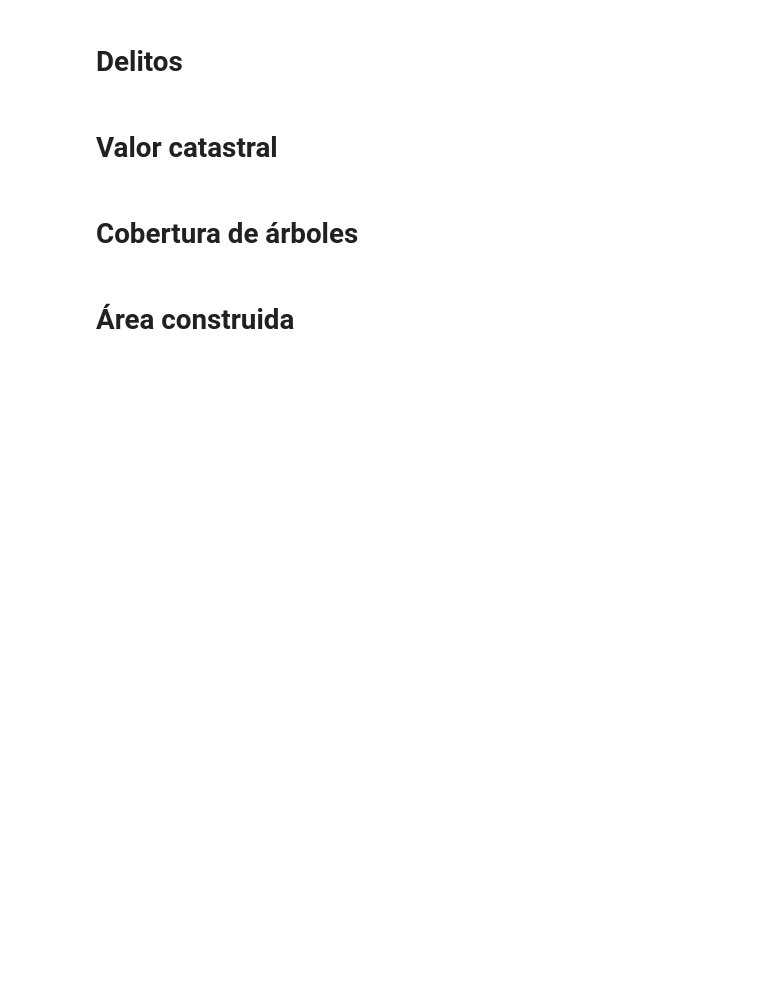
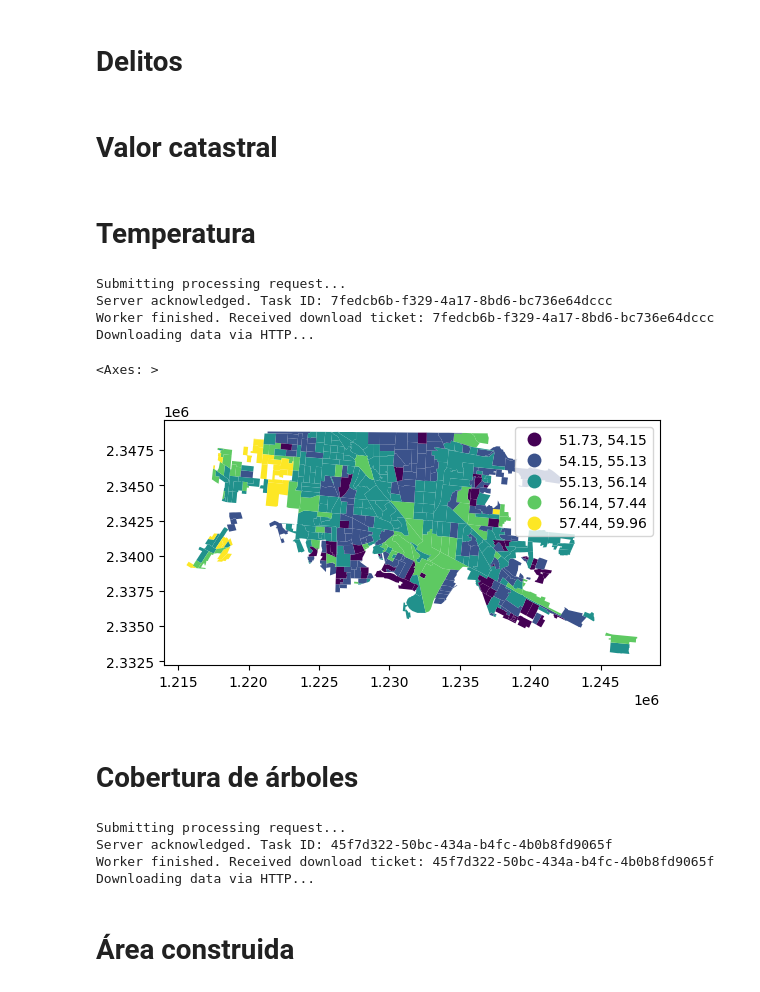
Before and after one commit to RodolfoFigueroa/housing_choice, a Jupyter notebook: 01_agebs.ipynb, the cells around one changed output. Cells and saved outputs as stored; diff of their text form; code cells hidden in the pictures; blank space fills up the shorter version.

```diff
--- a/01_agebs.ipynb
+++ b/01_agebs.ipynb
@@ -15,3 +27,17 @@ population_grids_path = Path(os.environ["POPULATION_GRIDS_PATH"])
 engine = sqlalchemy.create_engine(
     f"postgresql+psycopg2://{os.environ['POSTGRES_USER']}:{os.environ['POSTGRES_PASSWORD']}@{os.environ['POSTGRES_HOST']}:{os.environ['POSTGRES_PORT']}/{os.environ['POSTGRES_DB']}",
 )
+# %%
+# LYRA_HOST = os.environ["LYRA_HOST"]
+LYRA_HOST = "localhost:5219"
+
+lyra_client = LyraAPIClient(
+    host=LYRA_HOST,
+    timeout=60,
+    log_level=INFO,
+    secure="localhost" not in LYRA_HOST,
+    headers={
+        "P-Access-Token-Id": os.environ["PANGOLIN_ACCESS_TOKEN_ID"],
+        "P-Access-Token": os.environ["PANGOLIN_ACCESS_TOKEN"],
+    },
+)
@@ -91,5 +130,31 @@ with engine.connect() as conn:
     ).set_index("cvegeo")
 
 df_census.columns = df_census.columns.str.upper()
+# %% [markdown]
+# Temperatura
+# %%
+response = lyra_client.process(
+    "temperature",
+    {
+        "data": {
+            "data_type": "geojson",
+            "value": json.loads(df_geom[["geometry"]].to_json()),
+        },
+        "year": 2025,
+        "season": "summer",
+    },
+)
+# %% [output]
+Submitting processing request...
+Server acknowledged. Task ID: 7fedcb6b-f329-4a17-8bd6-bc736e64dccc
+Worker finished. Received download ticket: 7fedcb6b-f329-4a17-8bd6-bc736e64dccc
+Downloading data via HTTP...
+# %%
+df_geom.assign(temperature=pd.Series(response["result"])).plot(
+    column="temperature", legend=True, scheme="natural_breaks"
+)
+# %% [output]
+<Axes: >
+[figure, added]
 # %% [markdown]
 # Cobertura de árboles
@@ -107,3 +161,19 @@ with engine.connect() as conn:
+# %%
+response = lyra_client.process(
+    "tree_coverage",
+    {
+        "data": {
+            "data_type": "geojson",
+            "value": json.loads(df_geom[["geometry"]].to_json()),
+        }
+    },
+)
+trees = pd.Series(response["result"])
+# %% [output]
+Submitting processing request...
+Server acknowledged. Task ID: 45f7d322-50bc-434a-b4fc-4b0b8fd9065f
+Worker finished. Received download ticket: 45f7d322-50bc-434a-b4fc-4b0b8fd9065f
+Downloading data via HTTP...
 # %% [markdown]
 # Área construida
 # %%
```
Also changed, not shown: parts of 11 cells of this notebook, 6 other files.
